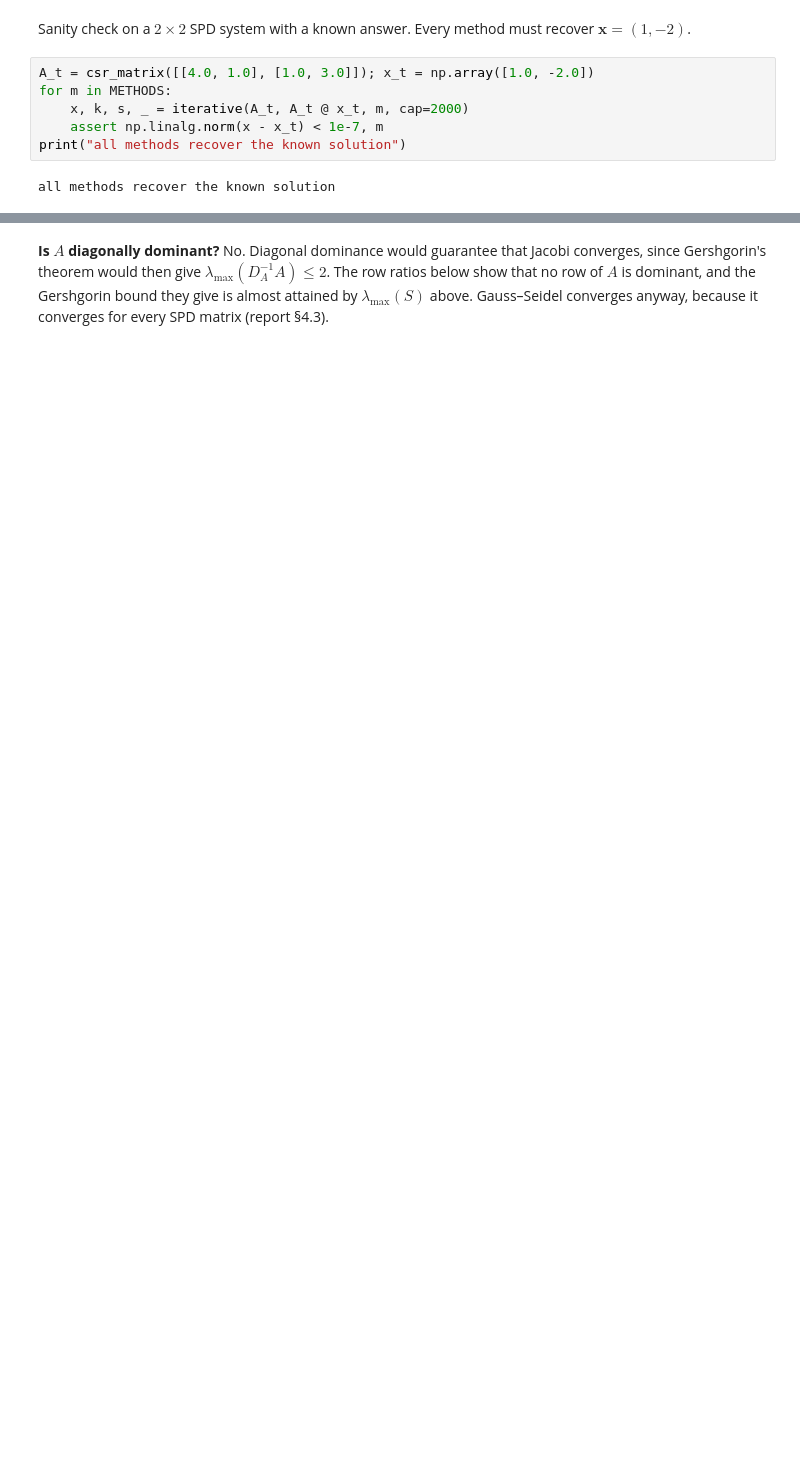
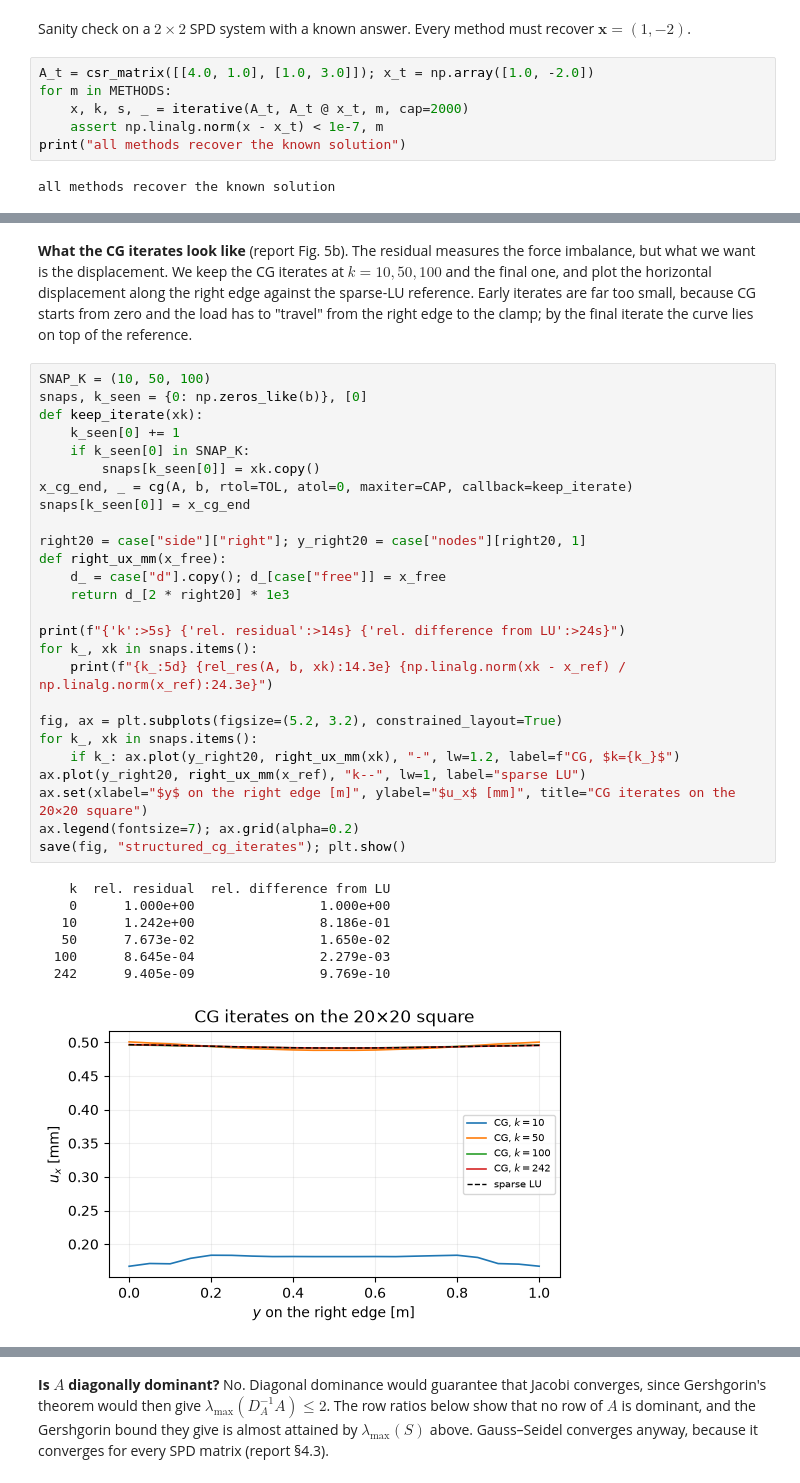
Before and after one commit to Pueblo98/NLA, a Jupyter notebook: notebook/Group02_Notebook.ipynb, the cells around one changed output, grey strips where cells are left out. Drawn from its saved outputs; the diff is of its cells as text; blank space fills up the shorter version.

```diff
--- a/notebook/Group02_Notebook.ipynb
+++ b/notebook/Group02_Notebook.ipynb
@@ -426 +459,37 @@ save(fig, "structured_residual_histories"); plt.show()
+# %% [markdown]
+**What the CG iterates look like** (report Fig. 5b). The residual measures the force imbalance, but what we want is the displacement. We keep the CG iterates at $k = 10, 50, 100$ and the final one, and plot the horizontal displacement along the right edge against the sparse-LU reference. Early iterates are far too small, because CG starts from zero and the load has to "travel" from the right edge to the clamp; by the final iterate the curve lies on top of the reference.
+# %%
+SNAP_K = (10, 50, 100)
+snaps, k_seen = {0: np.zeros_like(b)}, [0]
+def keep_iterate(xk):
+    k_seen[0] += 1
+    if k_seen[0] in SNAP_K:
+        snaps[k_seen[0]] = xk.copy()
+x_cg_end, _ = cg(A, b, rtol=TOL, atol=0, maxiter=CAP, callback=keep_iterate)
+snaps[k_seen[0]] = x_cg_end
+
+right20 = case["side"]["right"]; y_right20 = case["nodes"][right20, 1]
+def right_ux_mm(x_free):
+    d_ = case["d"].copy(); d_[case["free"]] = x_free
+    return d_[2 * right20] * 1e3
+
+print(f"{'k':>5s} {'rel. residual':>14s} {'rel. difference from LU':>24s}")
+for k_, xk in snaps.items():
+    print(f"{k_:5d} {rel_res(A, b, xk):14.3e} {np.linalg.norm(xk - x_ref) / np.linalg.norm(x_ref):24.3e}")
+
+fig, ax = plt.subplots(figsize=(5.2, 3.2), constrained_layout=True)
+for k_, xk in snaps.items():
+    if k_: ax.plot(y_right20, right_ux_mm(xk), "-", lw=1.2, label=f"CG, $k={k_}$")
+ax.plot(y_right20, right_ux_mm(x_ref), "k--", lw=1, label="sparse LU")
+ax.set(xlabel="$y$ on the right edge [m]", ylabel="$u_x$ [mm]", title="CG iterates on the 20×20 square")
+ax.legend(fontsize=7); ax.grid(alpha=0.2)
+save(fig, "structured_cg_iterates"); plt.show()
+# %% [output]
+    k  rel. residual  rel. difference from LU
+    0      1.000e+00                1.000e+00
+   10      1.242e+00                8.186e-01
+   50      7.673e-02                1.650e-02
+  100      8.645e-04                2.279e-03
+  242      9.405e-09                9.769e-10
+[figure, added]
 # %% [markdown]
```
Also changed, not shown: parts of 33 cells of this notebook, 20 other files.
